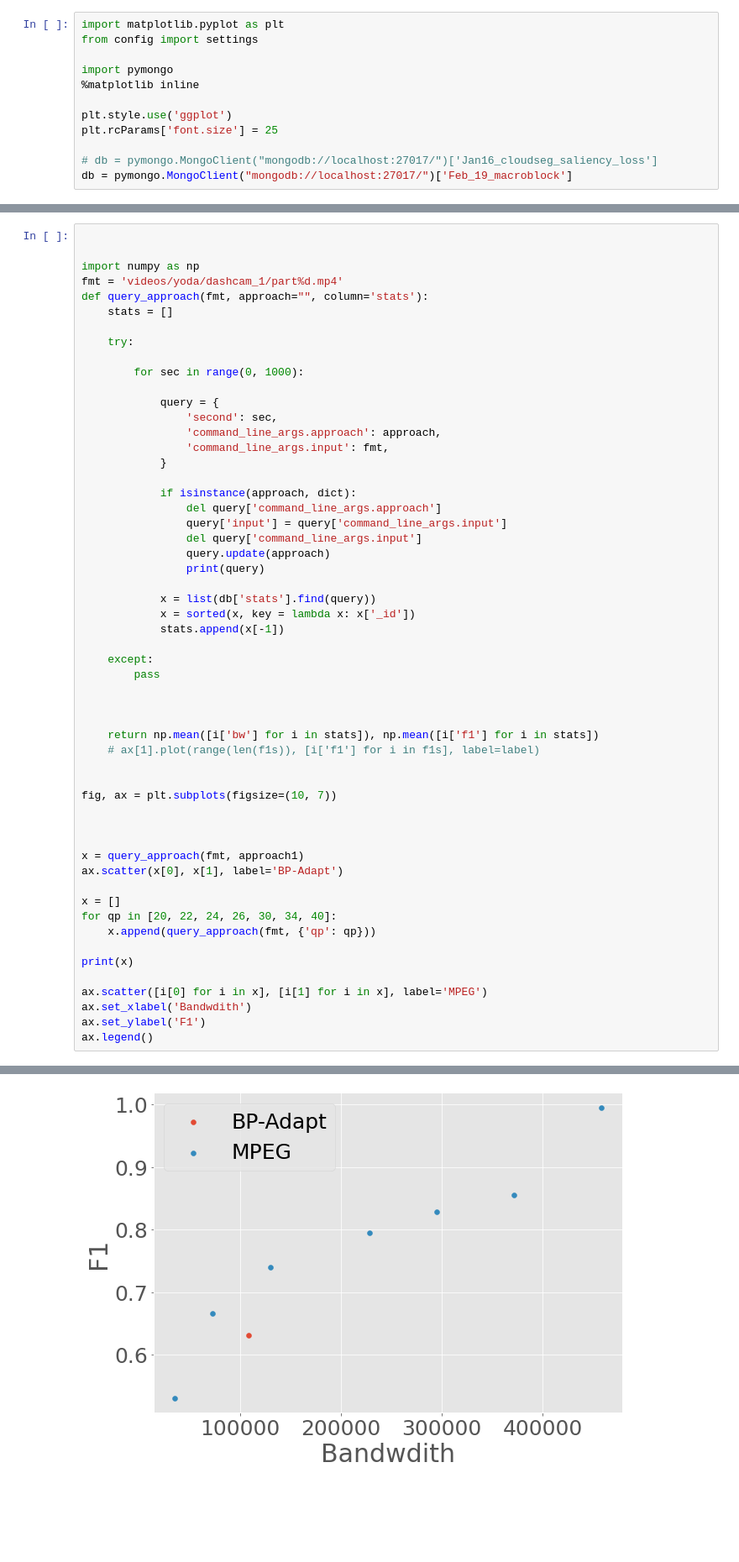
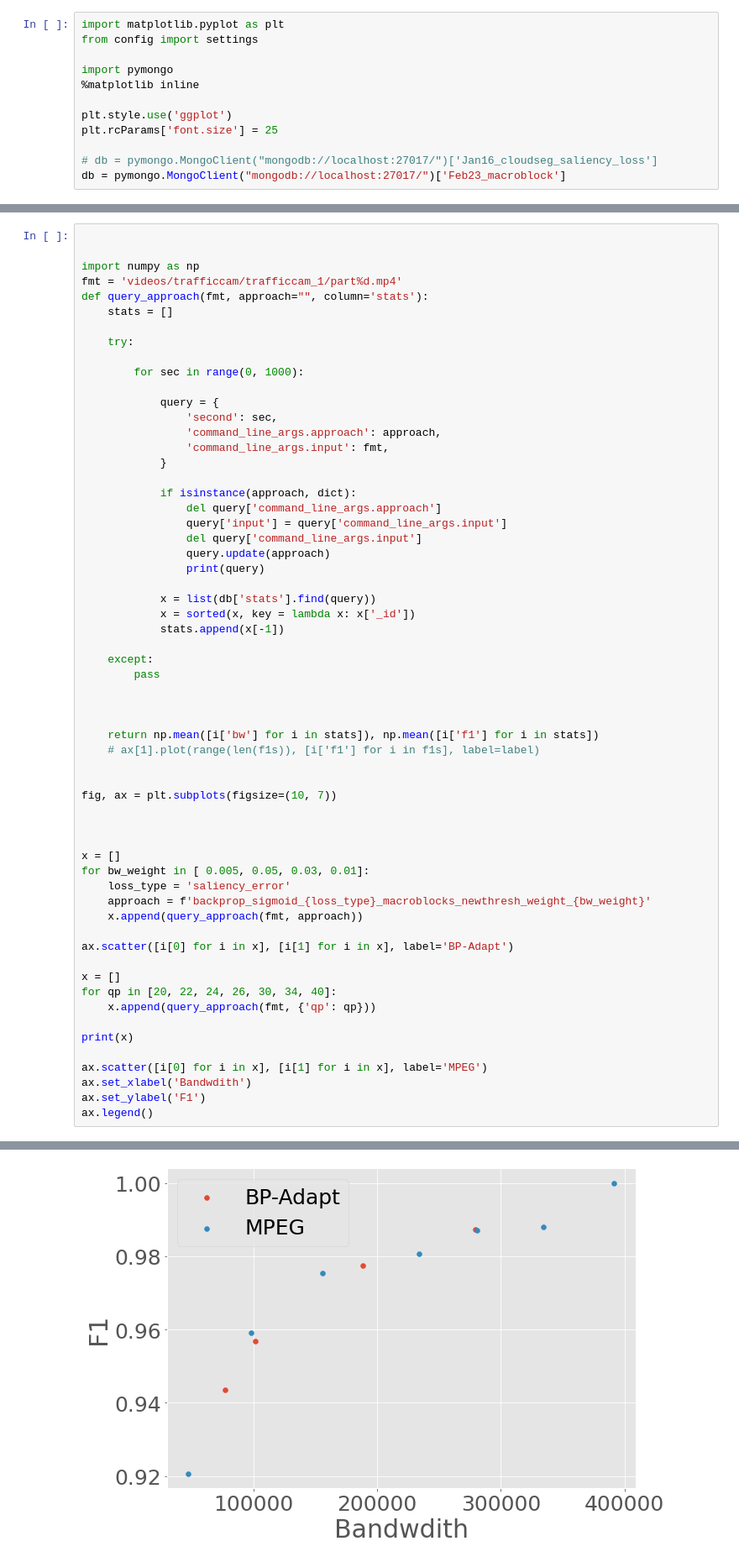
Before and after one commit to KuntaiDu/OneAdapt, a Jupyter notebook: visualize_accuracy_macroblock.ipynb, the cells around one changed output, grey strips where cells are left out. Shown: that part at 84% size. Cells and saved outputs as stored; diff of their text form; blank space fills up the shorter version.

Commit message:
version for 8 encoding knobs: better results on driving videos

```diff
--- a/visualize_accuracy_macroblock.ipynb
+++ b/visualize_accuracy_macroblock.ipynb
@@ -9,5 +9,5 @@ plt.style.use('ggplot')
 plt.rcParams['font.size'] = 25
 
 # db = pymongo.MongoClient("mongodb://localhost:27017/")['Jan16_cloudseg_saliency_loss']
-db = pymongo.MongoClient("mongodb://localhost:27017/")['Feb_19_macroblock']
+db = pymongo.MongoClient("mongodb://localhost:27017/")['Feb23_macroblock']
 # %%
@@ -17,7 +17,7 @@ approach1 = 'backprop_sigmoid_saliency_error_macroblocks_lower_bw_weight'
 
 
 import numpy as np
-fmt = 'videos/yoda/dashcam_1/part%d.mp4'
+fmt = 'videos/trafficcam/trafficcam_1/part%d.mp4'
 def query_approach(fmt, approach="", column='stats'):
     stats = []
 
@@ -55,8 +55,13 @@ fig, ax = plt.subplots(figsize=(10, 7))
 
 
 
-x = query_approach(fmt, approach1)
-ax.scatter(x[0], x[1], label='BP-Adapt')
+x = []
+for bw_weight in [ 0.005, 0.05, 0.03, 0.01]:
+    loss_type = 'saliency_error'
+    approach = f'backprop_sigmoid_{loss_type}_macroblocks_newthresh_weight_{bw_weight}'
+    x.append(query_approach(fmt, approach))
+
+ax.scatter([i[0] for i in x], [i[1] for i in x], label='BP-Adapt')
 
 x = []
 for qp in [20, 22, 24, 26, 30, 34, 40]:
@@ -89,5 +94,5 @@ ax.legend()
 <matplotlib.legend.Legend at 0x...>
-[figure, old version]
+[figure, new version]
 # %%
 def calc_cost_chameleon(approach, fmt, cost_key='compute'):
 
```
Also changed, not shown: parts of 2 cells of this notebook, 9 other files.
